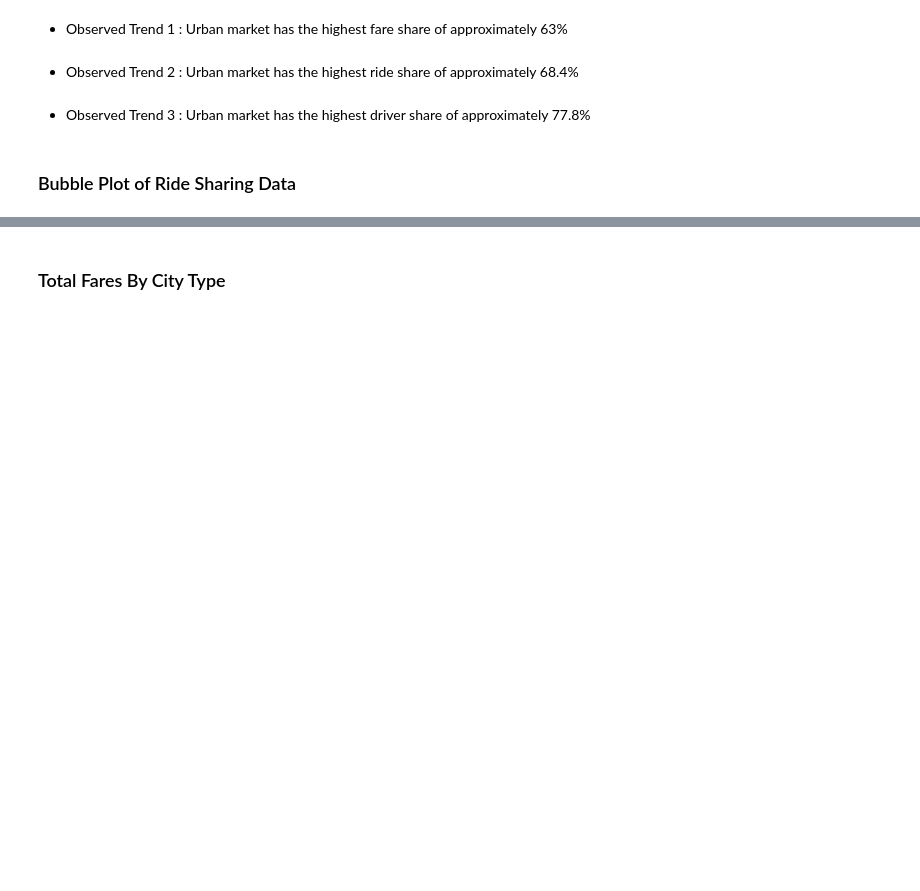
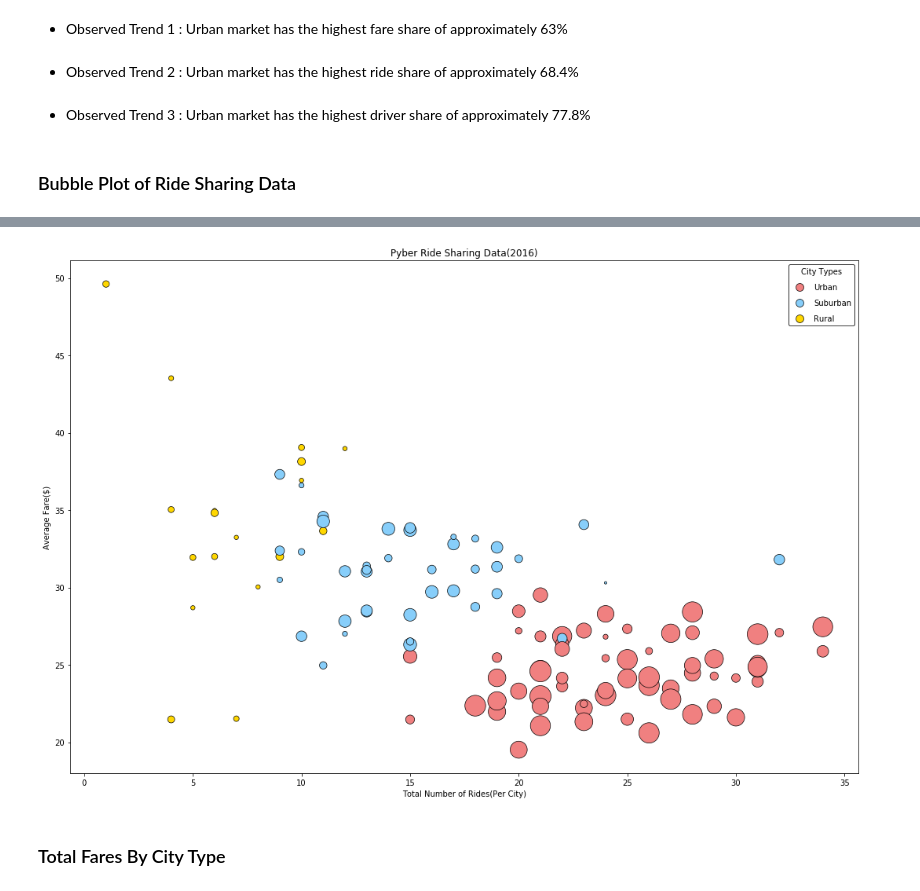
Before and after one commit to sanketmehta/ds_bc, a Jupyter notebook: 05-Matplotlib/Solution/Pyber/Pyber.ipynb, the cells around one changed output, grey strips where cells are left out. Cells and saved outputs as stored; diff of their text form; code cells hidden in the pictures; blank space fills up the shorter version.

```diff
--- a/05-Matplotlib/Solution/Pyber/Pyber.ipynb
+++ b/05-Matplotlib/Solution/Pyber/Pyber.ipynb
@@ -12,9 +12,11 @@
 import pandas as pd
 import numpy as np
 import matplotlib.pyplot as plt
-import seaborn as sns
 
 cityData = pd.read_csv('raw_data/city_data.csv')
 rideData = pd.read_csv('raw_data/ride_data.csv')
+typColor = {'Urban':'lightcoral','Suburban':'lightskyblue','Rural':'gold'}
+colors = ["gold","lightskyblue","lightcoral"]
+explode = (0, 0, 0.1)
 # %% [markdown]
 ### Bubble Plot of Ride Sharing Data
@@ -43,3 +39,12 @@ explode = (0, 0, 0.1)
+# %%
+plt.figure(figsize=(18,12))
+patches11 = [ plt.plot([],[], marker="o", ms=10, ls="", mec="black", mew=0.7, color=list(typColor.values())[i]) [0]  for i in range(len(typColor))]
+plt.scatter(x=df_cityDataFinal['NoOfRides'], y=df_cityDataFinal['AverageFare'], s=(df_cityDataFinal['DriverCount']*10), c=df_cityDataFinal['type'].apply(lambda x: typColor[x]), edgecolor="k", linewidth=0.7)
+plt.legend(patches11,typColor.keys(),loc="best", frameon=True, edgecolor='black', labelspacing=1, title="City Types")
+plt.gca().set(xlabel='Total Number of Rides(Per City)', ylabel='Average Fare($)', title='Pyber Ride Sharing Data(2016)')
+plt.show()
+# %% [output]
+[figure, added]
 # %% [markdown]
 ### Total Fares By City Type
 # %%
```
Also changed, not shown: parts of 8 cells of this notebook, 6 other files.
